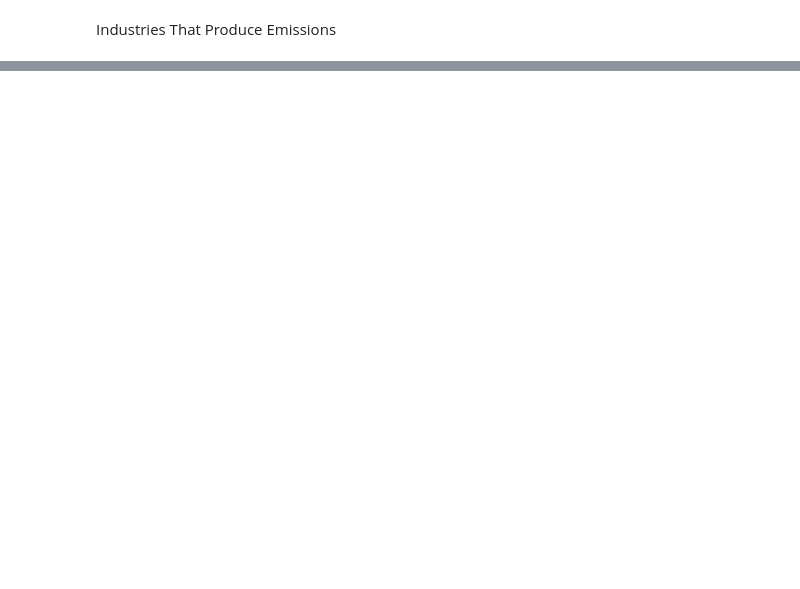
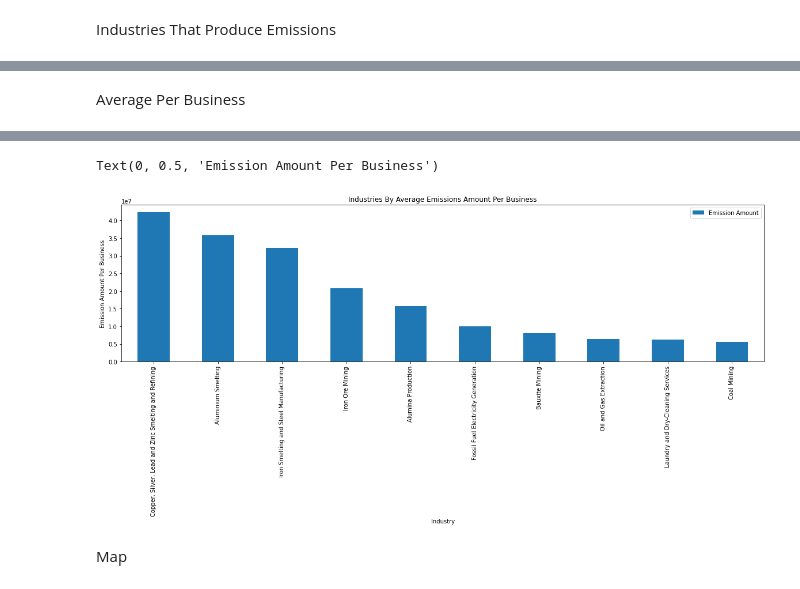
Before and after one commit to JackyTranQ4/PollutantEmissions, a Jupyter notebook: Datasets/Data Emissions Code.ipynb, the cells around one changed output, grey strips where cells are left out. Saved outputs shown, nothing was run; the diff lists cells and outputs as text; code cells hidden in the pictures; blank space fills up the shorter version.

```diff
--- a/Datasets/Data Emissions Code.ipynb
+++ b/Datasets/Data Emissions Code.ipynb
@@ -262,0 +296,6 @@ Text(0, 0.5, 'Industry')
+# %%
+emissions_data, rows_of_data = load_file("2020/2021")
+list_industry = unique_items_into_list(emissions_data, "primary_anzsic_class_name")
+print(f"Different types of industries in year: {len(list_industry)}")
+for industry in list_industry:
+    print(industry)
@@ -262,0 +387,64 @@ Text(0, 0.5, 'Industry')
+# %% [markdown]
+Average Per Business
+# %%
+df_industries_by_emission_amount_average = {}
+
+emissions_data, rows_of_data = load_file("2020/2021")
+list_emission_amount = []
+list_business = []
+dict_amount_of_emission_by_industry = {}
+dict_industries_by_business_amount = {}
+dict_amount_of_emission_by_industry_average = {}
+dict_industries_by_different_substances = {}
+
+list_industry = unique_items_into_list(emissions_data, "primary_anzsic_class_name")
+for industry in list_industry:
+    dict_amount_of_emission_by_industry[industry] = []
+    dict_industries_by_business_amount[industry] = []
+    dict_industries_by_different_substances[industry] = []
+
+for row in range(0, rows_of_data):
+    data_of_row = emissions_data.iloc[row]
+    append_total_emission = total_emission(data_of_row)
+    dict_amount_of_emission_by_industry[data_of_row["primary_anzsic_class_name"]].append(append_total_emission)
+    if data_of_row["registered_business_name"] not in dict_industries_by_business_amount[data_of_row["primary_anzsic_class_name"]]:
+        dict_industries_by_business_amount[data_of_row["primary_anzsic_class_name"]].append(data_of_row["registered_business_name"])
+
+    #if data_of_row["substance_name"] not in dict_industries_by_different_substances[data_of_row["primary_anzsic_class_name"]]:
+        #if data_of_row["primary_anzsic_class_name"] == "Dairy Cattle Farming":
+            #print(data_of_row["report_id"])
+        #dict_industries_by_different_substances[data_of_row["primary_anzsic_class_name"]].append(data_of_row["substance_name"])
+
+"""for x in dict_industries_by_different_substances:
+    print(f"{x} {len(dict_industries_by_different_substances[x])}")"""
+
+#print(dict_industries_by_different_substances["Dairy Cattle Farming"])
+
+#print(dict_industries_by_different_substances)
+
+list_industry = []
+
+for industry in dict_amount_of_emission_by_industry:
+    dict_industries_by_business_amount[industry] = len(dict_industries_by_business_amount[industry])
+    dict_amount_of_emission_by_industry_average[industry] = sum(dict_amount_of_emission_by_industry[industry])/dict_industries_by_business_amount[industry]
+    list_industry.append(industry)
+    list_emission_amount.append(dict_amount_of_emission_by_industry_average[industry])
+
+df_industries_by_emission_amount_average["Industry"] = list_industry
+df_industries_by_emission_amount_average["Emission Amount"] = list_emission_amount
+
+pd.options.display.float_format = '{:20,.2f}'.format
+pd.set_option('display.max_rows', 200)
+
+df_industries_by_emission_amount_average=pd.DataFrame(df_industries_by_emission_amount_average)
+df_sort = df_industries_by_emission_amount_average.sort_values(by="Emission Amount", ascending=False)
+top_df_sort = df_sort.nlargest(10, "Emission Amount")
+
+print(top_df_sort)
+
+top_df_sort = df_sort.nlargest(10, "Emission Amount")
+top_df_sort.plot(x ="Industry", y="Emission Amount", kind = "bar", figsize=(20,5))
+plt.title("Industries By Average Emissions Amount Per Business")
+plt.xlabel("Industry")
+plt.ylabel("Emission Amount Per Business")
+# %% [output]
@@ -262,0 +463,4 @@ Text(0, 0.5, 'Industry')
+Text(0, 0.5, 'Emission Amount Per Business')
+[figure, added]
+# %% [markdown]
+Map
```
Also changed, not shown: parts of 29 cells of this notebook.
